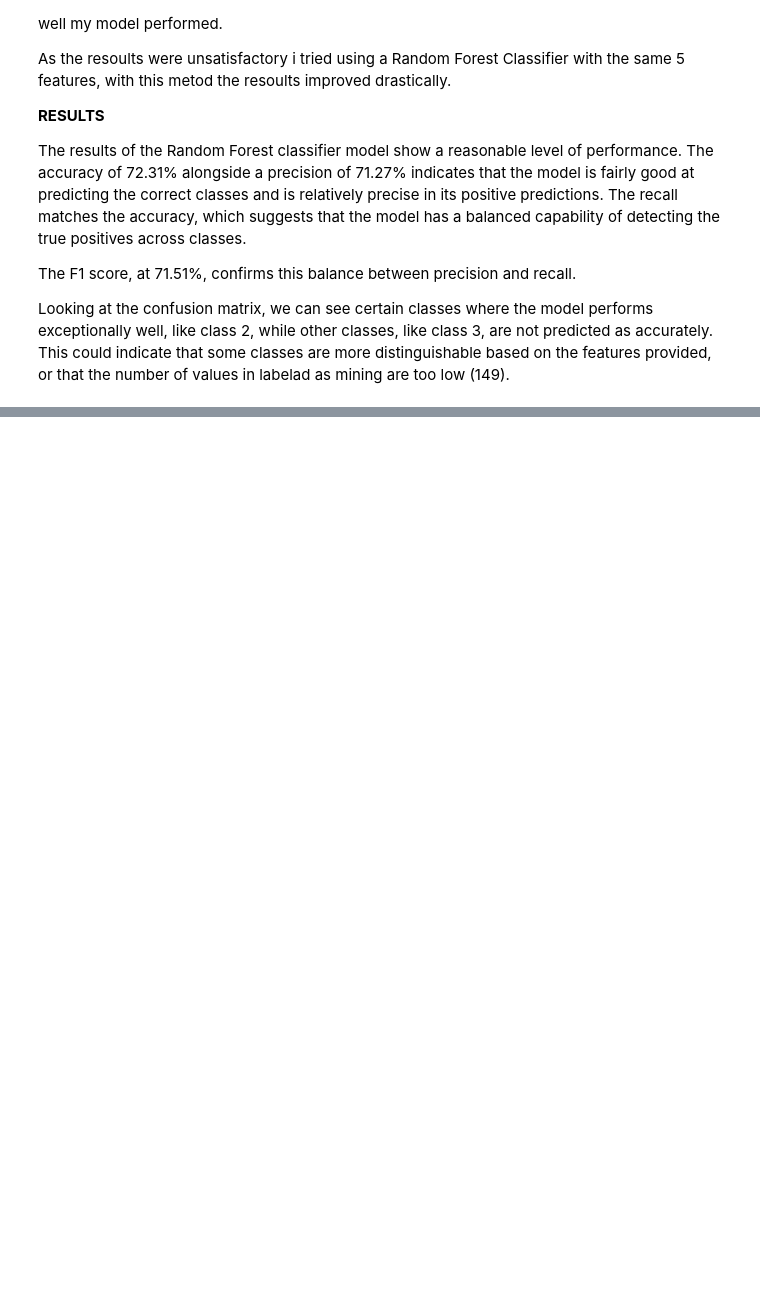
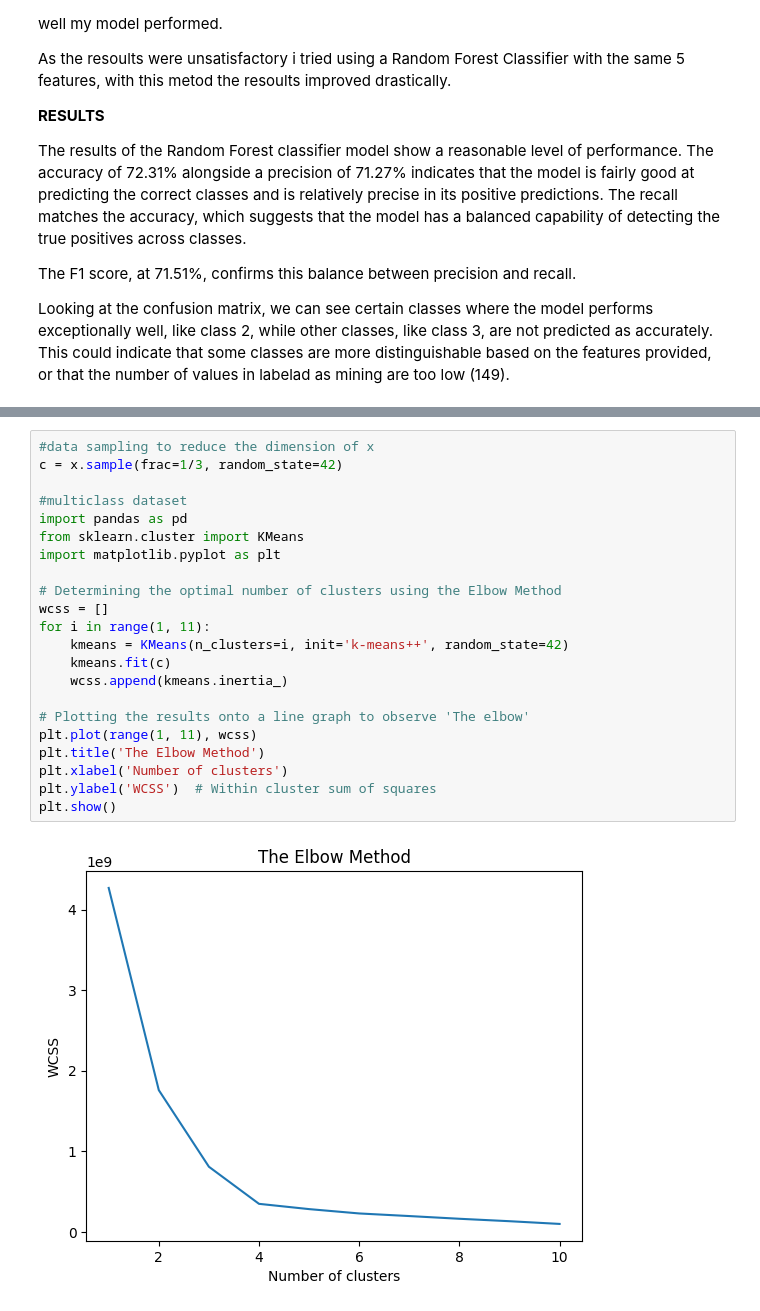
Before and after one commit to fabrizi0rigodanz0/Airbnb_ML_Project, a Jupyter notebook: Bitcoin_Transactions_Analysis.ipynb, the cells around one changed output, grey strips where cells are left out. Saved outputs shown, nothing was run; the diff lists cells and outputs as text; blank space fills up the shorter version.

```diff
--- a/Bitcoin_Transactions_Analysis.ipynb
+++ b/Bitcoin_Transactions_Analysis.ipynb
@@ -1350,0 +1355,24 @@ Looking at the confusion matrix, we can see certain classes where the model perf
+# %%
+#data sampling to reduce the dimension of x
+c = x.sample(frac=1/3, random_state=42)
+
+#multiclass dataset
+import pandas as pd
+from sklearn.cluster import KMeans
+import matplotlib.pyplot as plt
+
+# Determining the optimal number of clusters using the Elbow Method
+wcss = []
+for i in range(1, 11):
+    kmeans = KMeans(n_clusters=i, init='k-means++', random_state=42)
+    kmeans.fit(c)
+    wcss.append(kmeans.inertia_)
+
+# Plotting the results onto a line graph to observe 'The elbow'
+plt.plot(range(1, 11), wcss)
+plt.title('The Elbow Method')
+plt.xlabel('Number of clusters')
+plt.ylabel('WCSS')  # Within cluster sum of squares
+plt.show()
+# %% [output]
+[figure, added]
```
Also changed, not shown: parts of 7 cells of this notebook.
